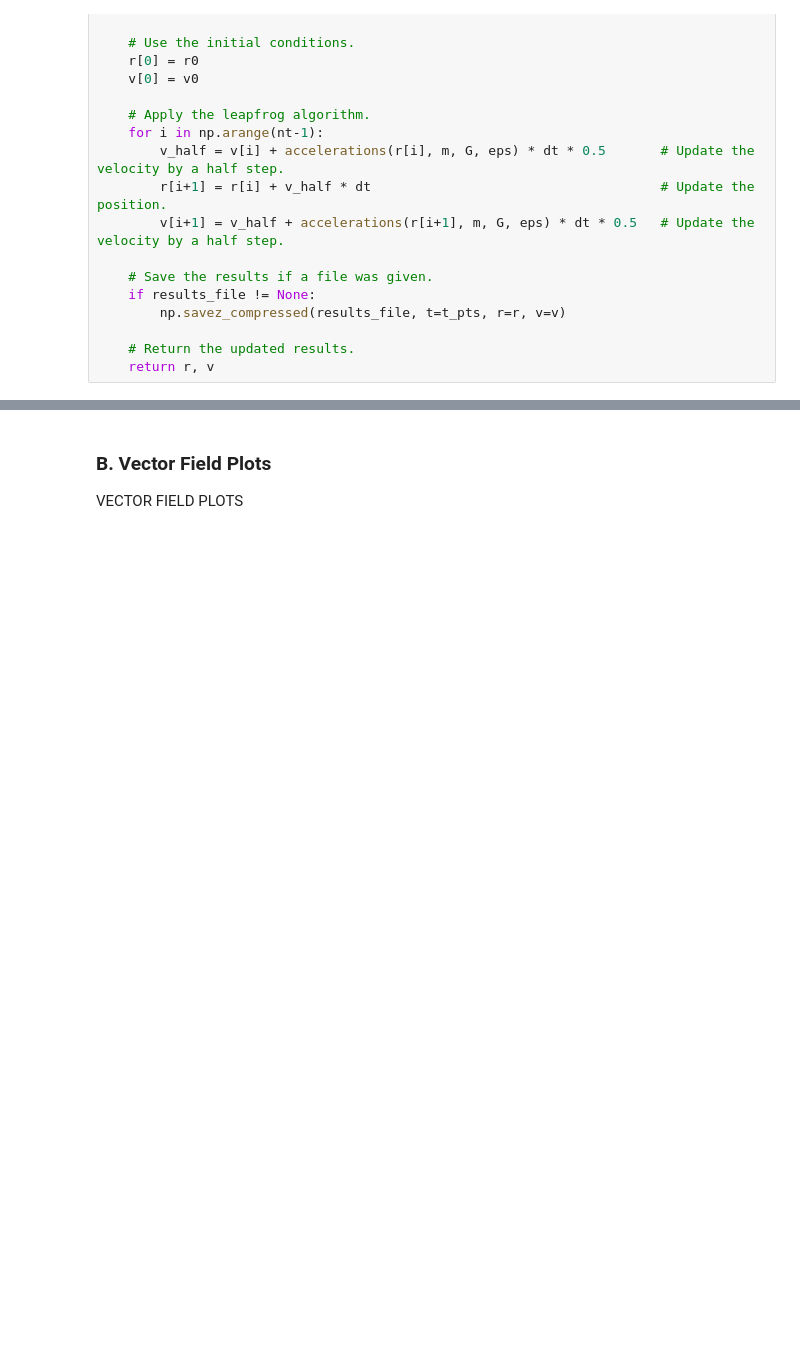
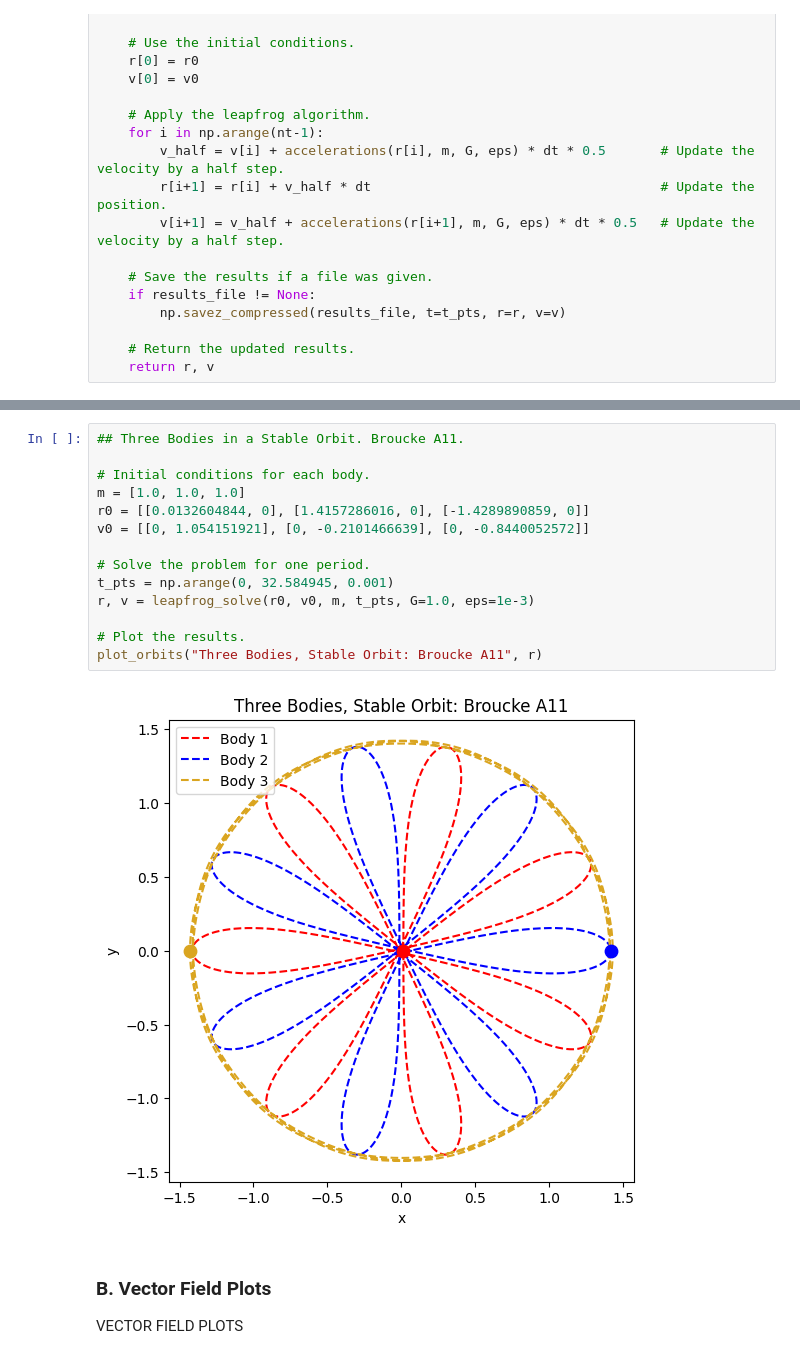
Before and after one commit to Xander-Carroll/PHYSICS5300-NBody-Final, a Jupyter notebook: FinalProject.ipynb, the cells around one changed output, grey strips where cells are left out. Drawn from its saved outputs; the diff is of its cells as text; blank space fills up the shorter version.

```diff
--- a/FinalProject.ipynb
+++ b/FinalProject.ipynb
@@ -245,3 +298,19 @@ plot_orbits(r, "Three Bodies, Stable Orbit")
+# %%
+## Three Bodies in a Stable Orbit. Broucke A11.
+
+# Initial conditions for each body.
+m = [1.0, 1.0, 1.0]
+r0 = [[0.0132604844, 0], [1.4157286016, 0], [-1.4289890859, 0]]
+v0 = [[0, 1.054151921], [0, -0.2101466639], [0, -0.8440052572]]
+
+# Solve the problem for one period.
+t_pts = np.arange(0, 32.584945, 0.001)
+r, v = leapfrog_solve(r0, v0, m, t_pts, G=1.0, eps=1e-3)
+
+# Plot the results.
+plot_orbits("Three Bodies, Stable Orbit: Broucke A11", r)
+# %% [output]
+[figure, added]
 # %% [markdown]
 ### B. Vector Field Plots
 
```
Also changed, not shown: parts of 14 cells of this notebook.
